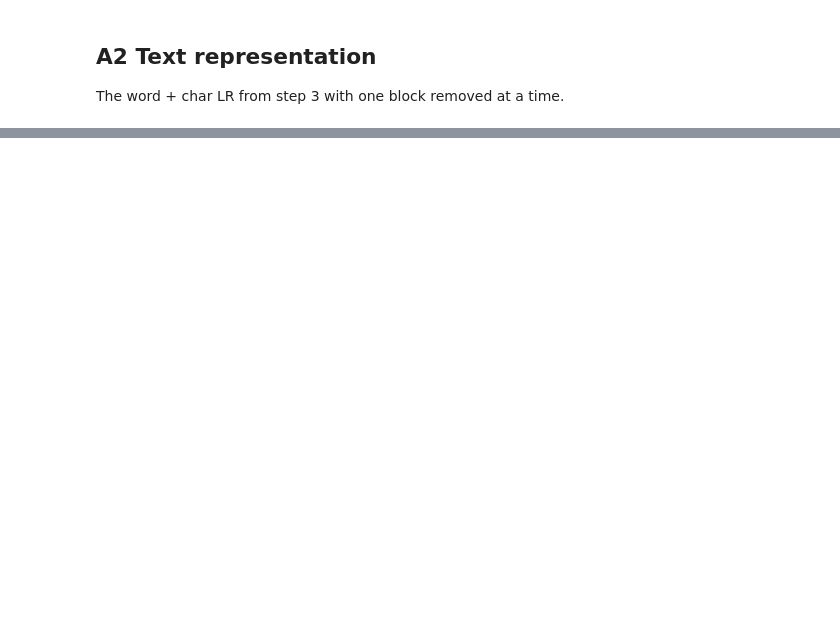
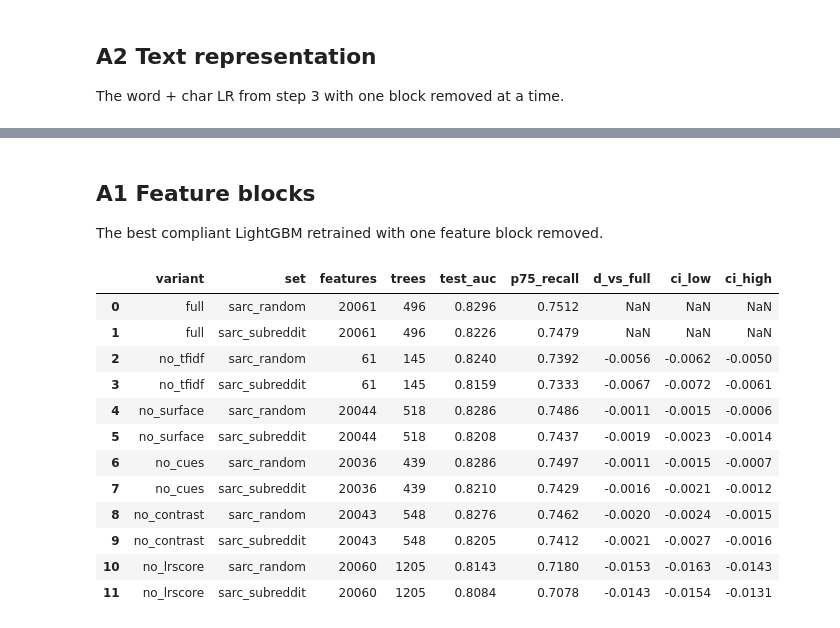
Before and after one commit to ssufiya/cs3244_group1, a Jupyter notebook: notebooks/09_ablations.ipynb, the cells around one changed output, grey strips where cells are left out. Cells and saved outputs as stored; diff of their text form; code cells hidden in the pictures; blank space fills up the shorter version.

```diff
--- a/notebooks/09_ablations.ipynb
+++ b/notebooks/09_ablations.ipynb
@@ -94,3 +95,30 @@ U.show(pd.DataFrame(rows))
 | 1 | lr_char_surface | char + surface | 240271 | 0.7932 | 0.7981 | 0.6799 | -0.0204 | -0.0213 | -0.0193 |
 | 2 | lr_word_char | word + char | 539546 | 0.8121 | 0.8166 | 0.7248 | -0.0018 | -0.0021 | -0.0015 |
 | 3 | lr_word_char_surface | word + char + surface | 539563 | 0.8142 | 0.8184 | 0.7290 | NaN | NaN | NaN |
+# %% [markdown]
+## A1 Feature blocks
+The best compliant LightGBM retrained with one feature block removed.
+# %%
+# Leave one block out
+a1 = U.read_json(A / "a1_feature_blocks.json")
+rows = []
+for k, v in a1.items():
+    for s in ["sarc_random", "sarc_subreddit"]:
+        r = v[s]; b = r.get("vs_full", {})
+        rows.append({"variant": k, "set": s, "features": r["n_features"], "trees": r["n_trees"], "test_auc": r["test"]["roc_auc"],
+                     "p75_recall": r["test"].get("p75_recall"), "d_vs_full": b.get("diff"), "ci_low": b.get("ci_low"), "ci_high": b.get("ci_high")})
+a1t = pd.DataFrame(rows); U.show(a1t)
+# %% [output]
+|  | variant | set | features | trees | test_auc | p75_recall | d_vs_full | ci_low | ci_high |
+| 0 | full | sarc_random | 20061 | 496 | 0.8296 | 0.7512 | NaN | NaN | NaN |
+| 1 | full | sarc_subreddit | 20061 | 496 | 0.8226 | 0.7479 | NaN | NaN | NaN |
+| 2 | no_tfidf | sarc_random | 61 | 145 | 0.8240 | 0.7392 | -0.0056 | -0.0062 | -0.0050 |
+| 3 | no_tfidf | sarc_subreddit | 61 | 145 | 0.8159 | 0.7333 | -0.0067 | -0.0072 | -0.0061 |
+| 4 | no_surface | sarc_random | 20044 | 518 | 0.8286 | 0.7486 | -0.0011 | -0.0015 | -0.0006 |
+| 5 | no_surface | sarc_subreddit | 20044 | 518 | 0.8208 | 0.7437 | -0.0019 | -0.0023 | -0.0014 |
+| 6 | no_cues | sarc_random | 20036 | 439 | 0.8286 | 0.7497 | -0.0011 | -0.0015 | -0.0007 |
+| 7 | no_cues | sarc_subreddit | 20036 | 439 | 0.8210 | 0.7429 | -0.0016 | -0.0021 | -0.0012 |
+| 8 | no_contrast | sarc_random | 20043 | 548 | 0.8276 | 0.7462 | -0.0020 | -0.0024 | -0.0015 |
+| 9 | no_contrast | sarc_subreddit | 20043 | 548 | 0.8205 | 0.7412 | -0.0021 | -0.0027 | -0.0016 |
+| 10 | no_lrscore | sarc_random | 20060 | 1205 | 0.8143 | 0.7180 | -0.0153 | -0.0163 | -0.0143 |
+| 11 | no_lrscore | sarc_subreddit | 20060 | 1205 | 0.8084 | 0.7078 | -0.0143 | -0.0154 | -0.0131 |
```
Also changed, not shown: parts of 11 cells of this notebook, 20 other files.
